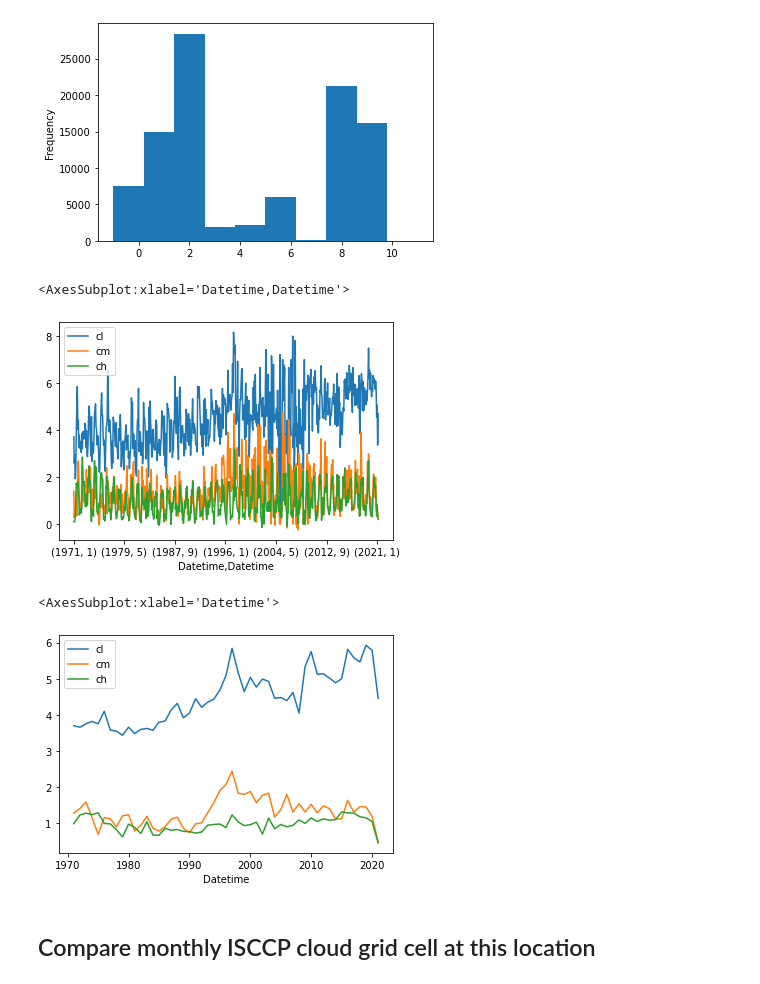
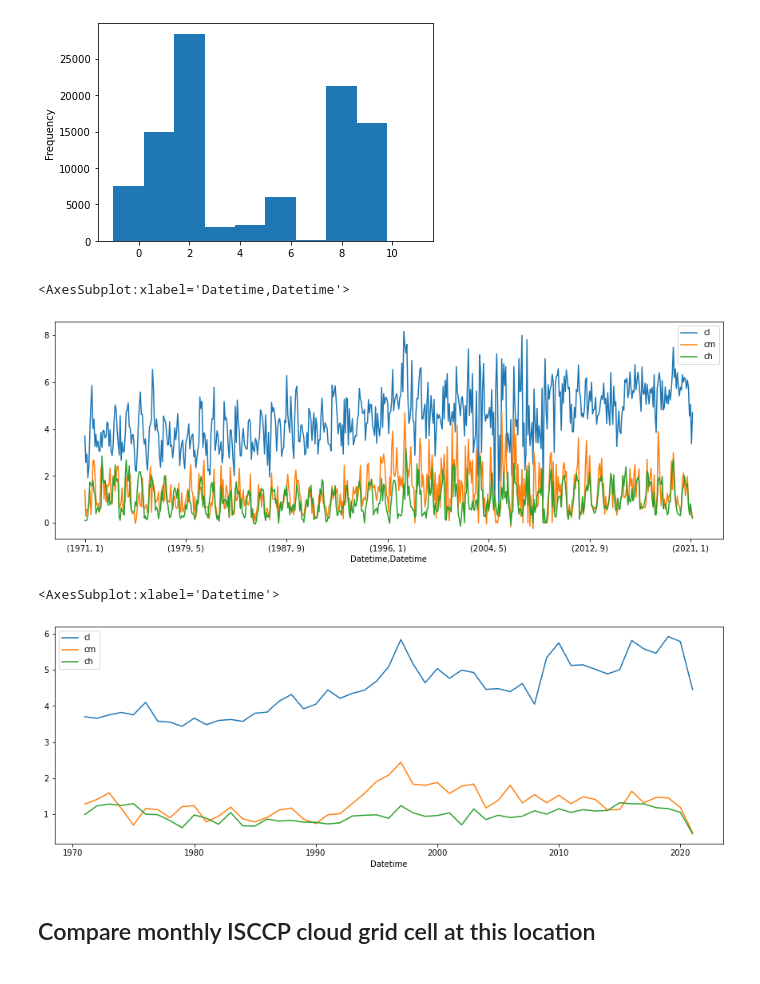
Before and after one commit to MPOcanes/MPO624_2022, a Jupyter notebook: Notebooks/Clouds_surfaceobs.ipynb, the cells around one changed output. Saved outputs shown, nothing was run; the diff lists cells and outputs as text; code cells hidden in the pictures.

```diff
--- a/Notebooks/Clouds_surfaceobs.ipynb
+++ b/Notebooks/Clouds_surfaceobs.ipynb
@@ -73,20 +74,20 @@ sc.cl.plot.hist();
 # %%
 # Monthly mean time series
 
 momeans=sc.groupby([(sc.index.year),(sc.index.month)]).mean()
 momeancloud = momeans[['cl','cm','ch']]
-momeancloud.plot()
+momeancloud.plot(figsize=[15,5])
 # %% [output]
 <AxesSubplot:xlabel='Datetime,Datetime'>
-[figure, old version]
+[figure, new version]
 # %%
 # Annual means
 
 annmeans=sc.groupby([(sc.index.year)]).mean()
-annmeans[['cl','cm','ch']].plot()
+annmeans[['cl','cm','ch']].plot(figsize=[15,5])
 # %% [output]
 <AxesSubplot:xlabel='Datetime'>
-[figure, old version]
+[figure, new version]
 # %% [markdown]
 <a id='ISCCP'></a>
 
```
Also changed, not shown: parts of 8 cells of this notebook.
